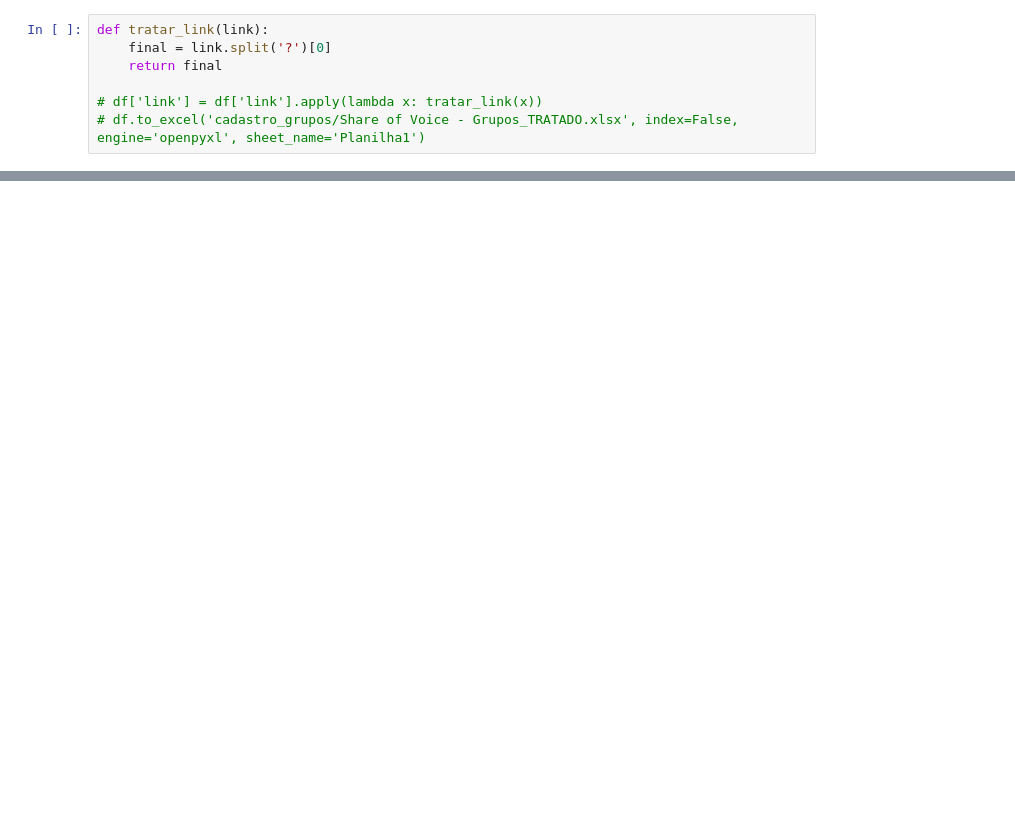
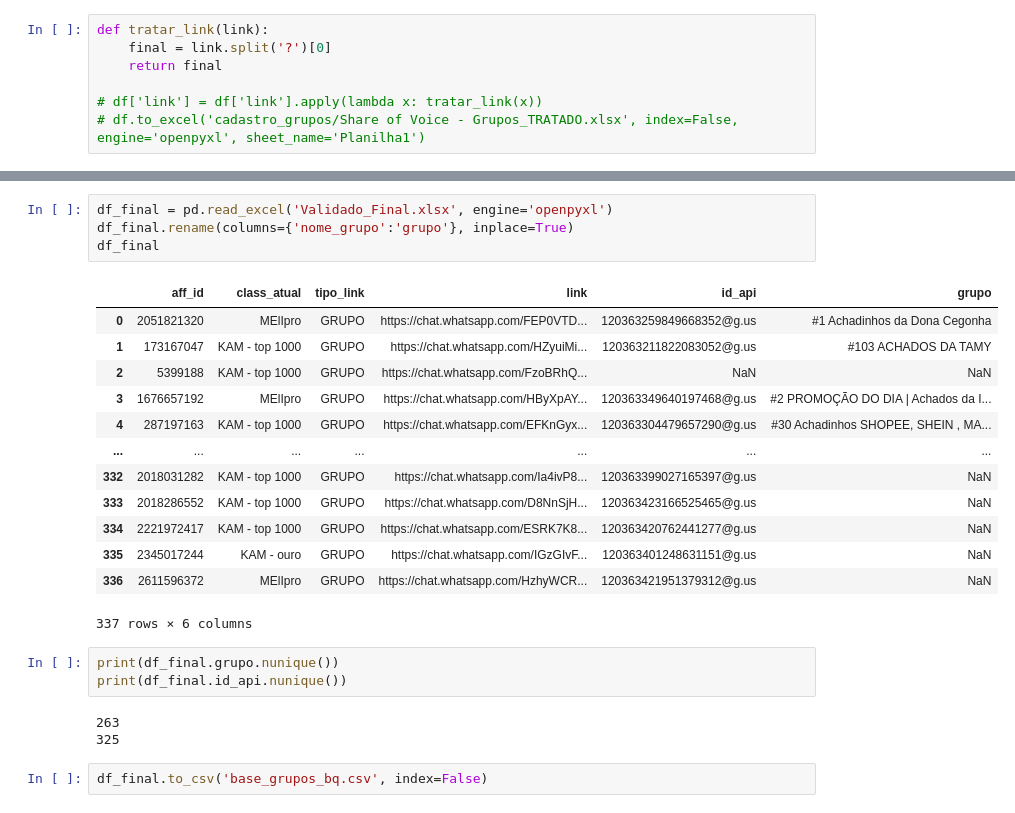
Before and after one commit to JoaoGollucci/whatsapp_data, a Jupyter notebook: proc_excel.ipynb, the cells around one changed output, grey strips where cells are left out. Drawn from its saved outputs; the diff is of its cells as text; blank space fills up the shorter version.

```diff
--- a/proc_excel.ipynb
+++ b/proc_excel.ipynb
@@ -83,0 +299,26 @@ teste
+# %%
+df_final = pd.read_excel('Validado_Final.xlsx', engine='openpyxl')
+df_final.rename(columns={'nome_grupo':'grupo'}, inplace=True)
+df_final
+# %% [output]
+|  | aff_id | class_atual | tipo_link | link | id_api | grupo |
+| 0 | 2051821320 | MElIpro | GRUPO | https://chat.whatsapp.com/FEP0VTD... | 120363259849668352@g.us | #1 Achadinhos da Dona Cegonha |
+| 1 | 173167047 | KAM - top 1000 | GRUPO | https://chat.whatsapp.com/HZyuiMi... | 120363211822083052@g.us | #103 ACHADOS DA TAMY |
+| 2 | 5399188 | KAM - top 1000 | GRUPO | https://chat.whatsapp.com/FzoBRhQ... | NaN | NaN |
+| 3 | 1676657192 | MElIpro | GRUPO | https://chat.whatsapp.com/HByXpAY... | 120363349640197468@g.us | #2 PROMOÇÃO DO DIA | Achados da I... |
+| 4 | 287197163 | KAM - top 1000 | GRUPO | https://chat.whatsapp.com/EFKnGyx... | 120363304479657290@g.us | #30 Achadinhos SHOPEE, SHEIN , MA... |
+| ... | ... | ... | ... | ... | ... | ... |
+| 332 | 2018031282 | KAM - top 1000 | GRUPO | https://chat.whatsapp.com/Ia4ivP8... | 120363399027165397@g.us | NaN |
+| 333 | 2018286552 | KAM - top 1000 | GRUPO | https://chat.whatsapp.com/D8NnSjH... | 120363423166525465@g.us | NaN |
+| 334 | 2221972417 | KAM - top 1000 | GRUPO | https://chat.whatsapp.com/ESRK7K8... | 120363420762441277@g.us | NaN |
+| 335 | 2345017244 | KAM - ouro | GRUPO | https://chat.whatsapp.com/IGzGIvF... | 120363401248631151@g.us | NaN |
+| 336 | 2611596372 | MElIpro | GRUPO | https://chat.whatsapp.com/HzhyWCR... | 120363421951379312@g.us | NaN |
+337 rows × 6 columns
+# %%
+print(df_final.grupo.nunique())
+print(df_final.id_api.nunique())
+# %% [output]
+263
+325
+# %%
+df_final.to_csv('base_grupos_bq.csv', index=False)
```
Also changed, not shown: parts of 29 cells of this notebook, 12 other files.
